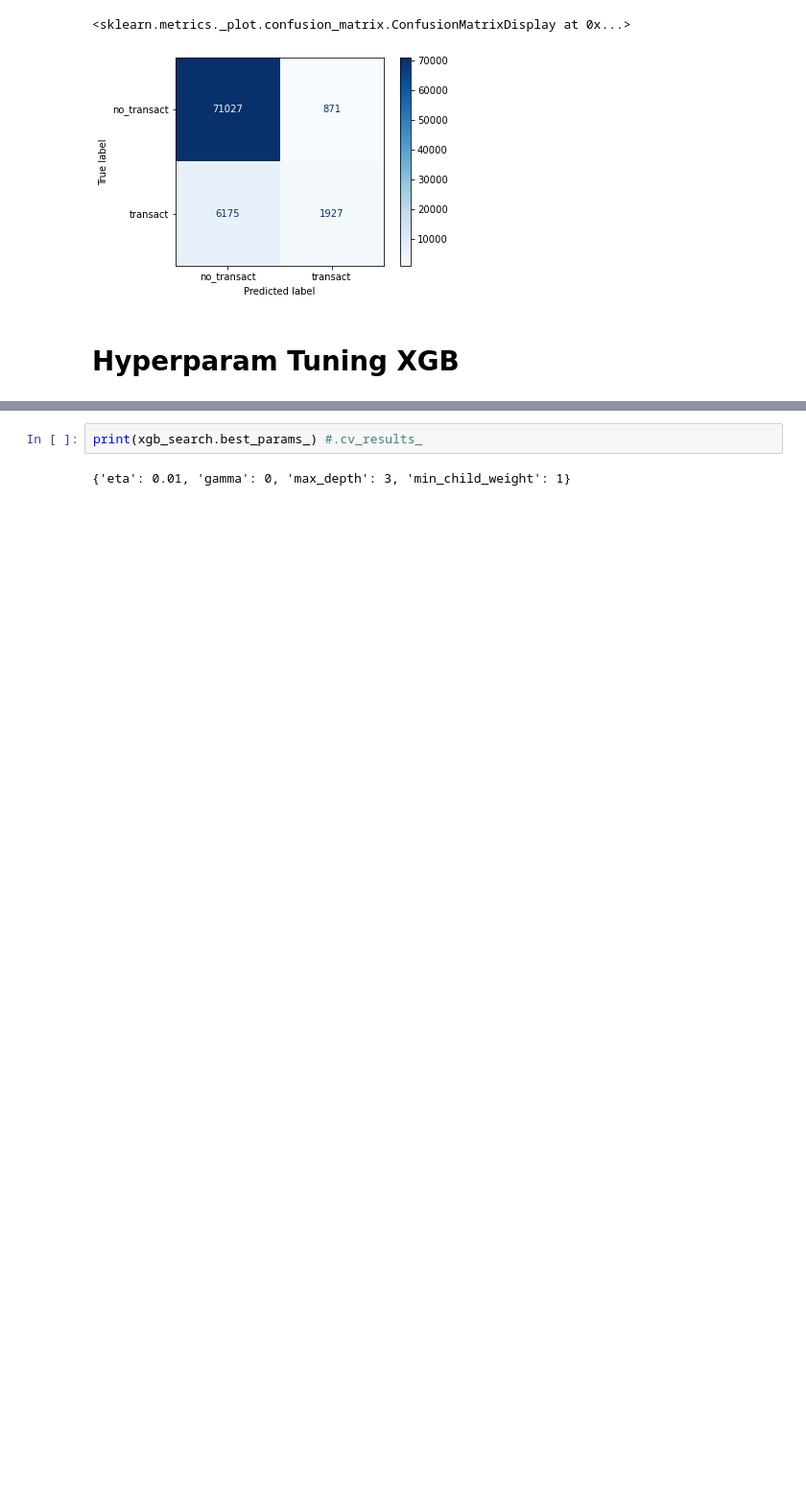
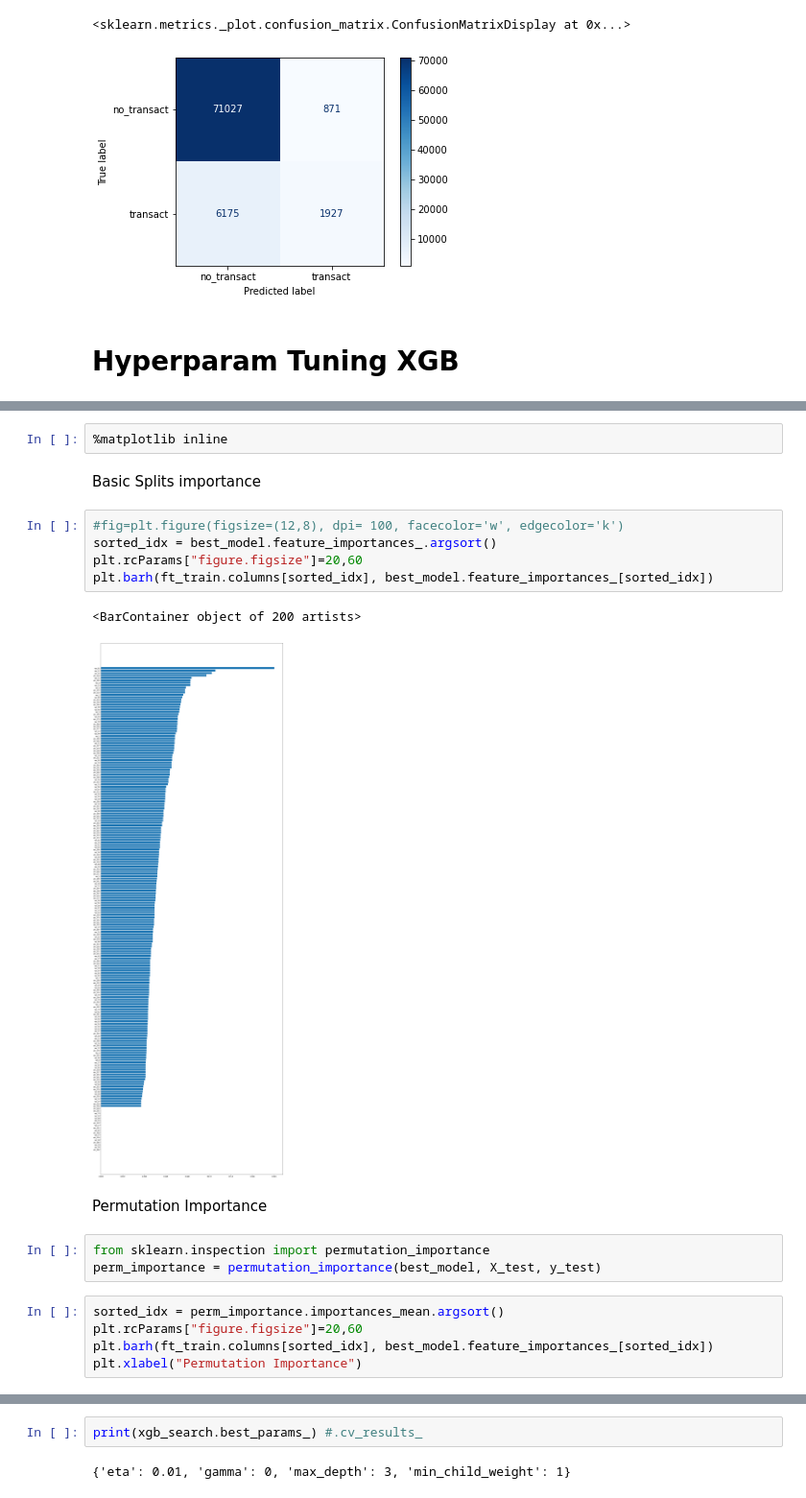
Before and after one commit to Data-drone/ray_experiments, a Jupyter notebook: Fitting_XGB.ipynb, the cells around one changed output, grey strips where cells are left out. Shown at 96% size. Saved outputs shown, nothing was run; the diff lists cells and outputs as text; blank space fills up the shorter version.

```diff
--- a/Fitting_XGB.ipynb
+++ b/Fitting_XGB.ipynb
@@ -93,0 +305,22 @@ params['verbose']
+# %%
+%matplotlib inline
+# %% [markdown]
+Basic Splits importance
+# %%
+#fig=plt.figure(figsize=(12,8), dpi= 100, facecolor='w', edgecolor='k')
+sorted_idx = best_model.feature_importances_.argsort()
+plt.rcParams["figure.figsize"]=20,60
+plt.barh(ft_train.columns[sorted_idx], best_model.feature_importances_[sorted_idx])
+# %% [output]
+<BarContainer object of 200 artists>
+[figure, added]
+# %% [markdown]
+Permutation Importance
+# %%
+from sklearn.inspection import permutation_importance
+perm_importance = permutation_importance(best_model, X_test, y_test)
+# %%
+sorted_idx = perm_importance.importances_mean.argsort()
+plt.rcParams["figure.figsize"]=20,60
+plt.barh(ft_train.columns[sorted_idx], best_model.feature_importances_[sorted_idx])
+plt.xlabel("Permutation Importance")
```
Also changed, not shown: parts of 30 cells of this notebook, 1 other file.
